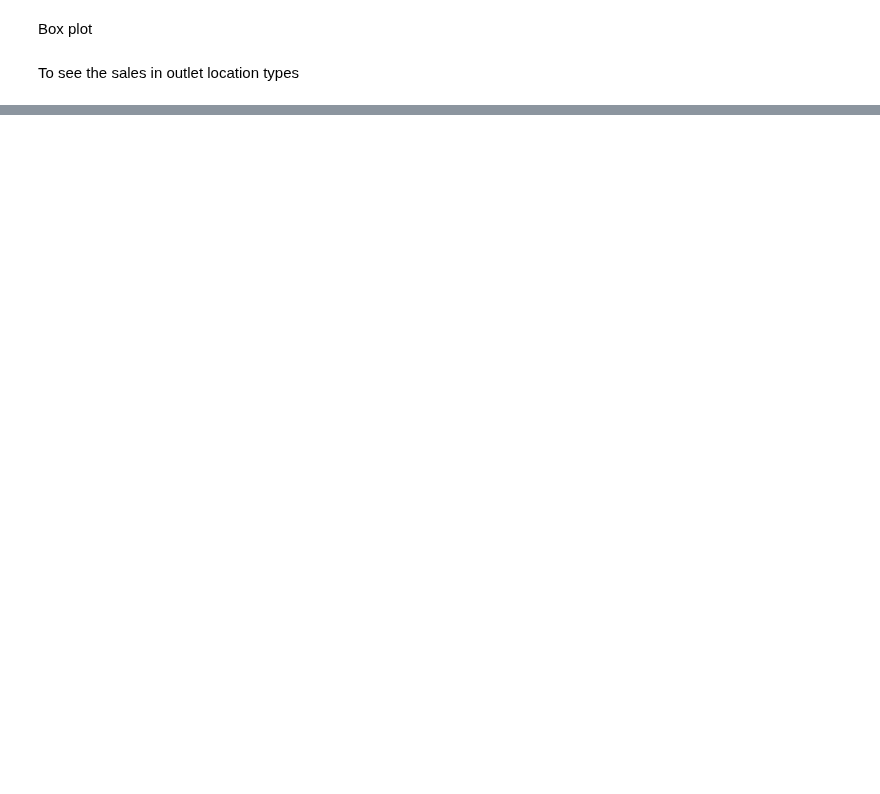
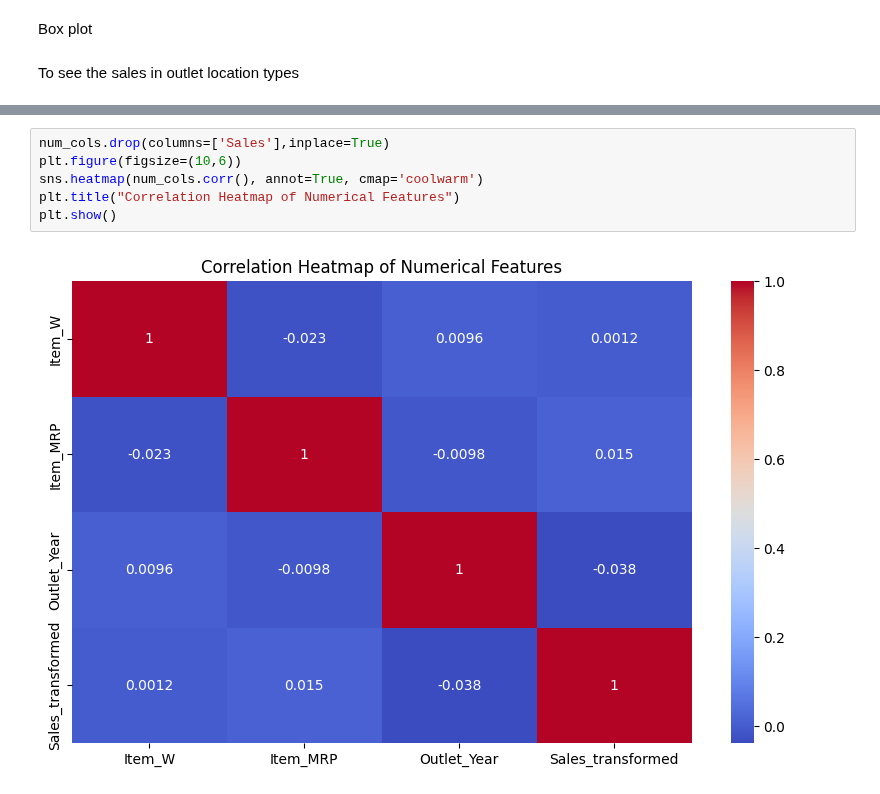
Before and after one commit to riwaz-joshi08/Supermarket_Data_Analysis, a Jupyter notebook: Supermarket_Data_Analysis.ipynb, the cells around one changed output, grey strips where cells are left out. Cells and saved outputs as stored; diff of their text form; blank space fills up the shorter version.

```diff
--- a/Supermarket_Data_Analysis.ipynb
+++ b/Supermarket_Data_Analysis.ipynb
@@ -360,0 +369,8 @@ plt.show()
+# %%
+num_cols.drop(columns=['Sales'],inplace=True)
+plt.figure(figsize=(10,6))
+sns.heatmap(num_cols.corr(), annot=True, cmap='coolwarm')
+plt.title("Correlation Heatmap of Numerical Features")
+plt.show()
+# %% [output]
+[figure, added]
```
Also changed, not shown: parts of 22 cells of this notebook.
